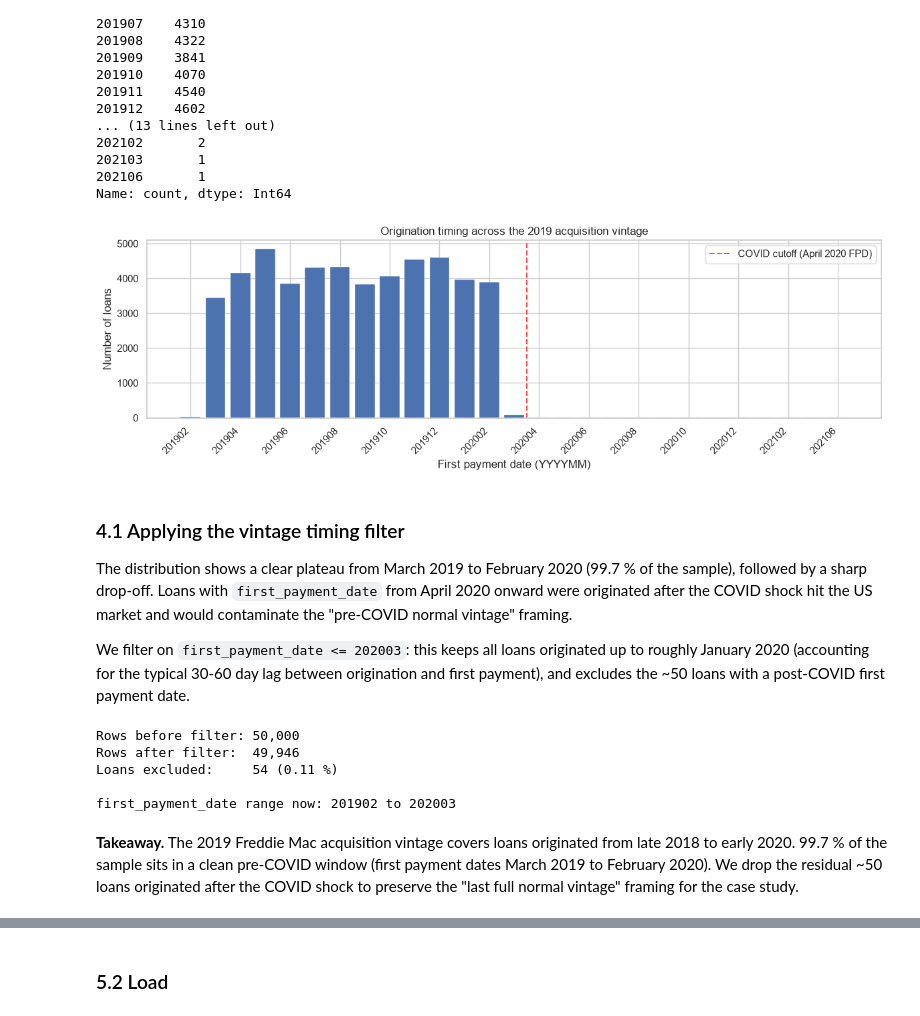
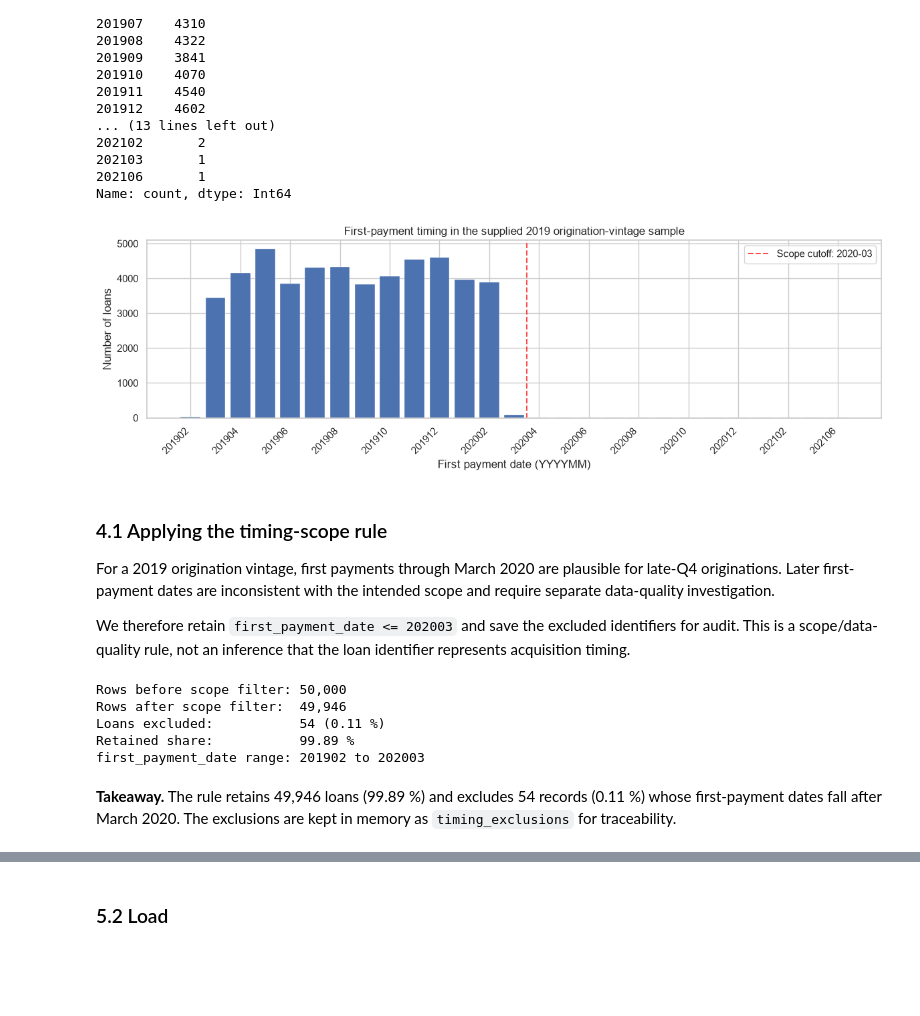
Before and after one commit to capristunt/Credit-Risk-Freddie-Mac-SFLLD-2019, a Jupyter notebook: notebooks/01_data_preparation.ipynb, the cells around one changed output, grey strips where cells are left out. Saved outputs shown, nothing was run; the diff lists cells and outputs as text; code cells hidden in the pictures; blank space fills up the shorter version.

```diff
--- a/notebooks/01_data_preparation.ipynb
+++ b/notebooks/01_data_preparation.ipynb
@@ -17,16 +22,19 @@ import pandas as pd
 import matplotlib.pyplot as plt
 import seaborn as sns
 
-# Display options
 pd.set_option("display.max_columns", None)
 pd.set_option("display.width", 200)
 pd.set_option("display.float_format", "{:.2f}".format)
-
-# Plot style
 sns.set_theme(style="whitegrid")
 
-# Paths
-PROJECT_ROOT = Path.cwd().parent
+cwd = Path.cwd().resolve()
+if (cwd / "pyproject.toml").exists():
+    PROJECT_ROOT = cwd
+elif (cwd.parent / "pyproject.toml").exists():
+    PROJECT_ROOT = cwd.parent
+else:
+    raise RuntimeError(f"Could not resolve project root from {cwd}")
+
 DATA_RAW = PROJECT_ROOT / "data" / "raw"
 DATA_PROCESSED = PROJECT_ROOT / "data" / "processed"
 DATA_PROCESSED.mkdir(parents=True, exist_ok=True)
@@ -36,8 +44,8 @@ PERF_FILE = DATA_RAW / "sample_perf_2019.txt"
 
 assert ORIG_FILE.exists(), f"Origination file not found at {ORIG_FILE}"
 assert PERF_FILE.exists(), f"Performance file not found at {PERF_FILE}"
+assert (PROJECT_ROOT / "src").exists(), "src/ directory not found"
 
-# Reproducibility
 SEED = 42
 
 print(f"Origination file: {ORIG_FILE.name} ({ORIG_FILE.stat().st_size / 1e6:.1f} MB)")
@@ -417,7 +442,6 @@ The audit above surfaced 13 columns that carry no signal in this sample: constan
 # %%
 COLUMNS_TO_DROP = [
     "maturity_date",
-    "msa",
     "prepayment_penalty_flag",
     "amortization_type",
     "postal_code",
@@ -431,7 +455,18 @@ COLUMNS_TO_DROP = [
     "interest_only_indicator",
 ]
 
+# Missing MSA means that the property is outside a metropolitan statistical area.
+orig["msa"] = orig["msa"].astype("string").fillna("NO_MSA")
 orig = orig.drop(columns=COLUMNS_TO_DROP)
+
+expected_retained = {
+    "credit_score", "first_payment_date", "first_time_homebuyer_flag", "msa",
+    "mi_pct", "num_units", "occupancy_status", "ocltv", "dti",
+    "original_upb", "ltv", "original_interest_rate", "channel",
+    "property_state", "property_type", "loan_sequence_number", "loan_purpose",
+    "original_loan_term", "number_of_borrowers",
+}
+assert set(orig.columns) == expected_retained
 
 print(f"Dropped {len(COLUMNS_TO_DROP)} columns.")
 print(f"Origination table now: {orig.shape[0]:,} rows × {orig.shape[1]} columns")
@@ -478,51 +511,56 @@ first_payment_date
 202106       1
 Name: count, dtype: Int64
 # %%
-# Visualise the distribution to spot pre- vs post-COVID split
 fig, ax = plt.subplots(figsize=(12, 4))
 
 fpd_str = fpd_counts.index.astype(str)
 ax.bar(range(len(fpd_counts)), fpd_counts.values, edgecolor="white", linewidth=0.3)
 ax.set_xticks(range(0, len(fpd_counts), 2))
 ax.set_xticklabels(fpd_str[::2], rotation=45, ha="right")
 ax.set_xlabel("First payment date (YYYYMM)")
 ax.set_ylabel("Number of loans")
-ax.set_title("Origination timing across the 2019 acquisition vintage")
+ax.set_title("First-payment timing in the supplied 2019 origination-vintage sample")
 
-# Mark the COVID cutoff visually
-covid_month = 202004  # April 2020 first payment ≈ origination Feb/March 2020
-if covid_month in fpd_counts.index:
-    covid_idx = list(fpd_counts.index).index(covid_month)
-    ax.axvline(covid_idx - 0.5, color="red", linestyle="--", linewidth=1.5, alpha=0.7, label="COVID cutoff (April 2020 FPD)")
+scope_cutoff = 202003
+if scope_cutoff in fpd_counts.index:
+    cutoff_idx = list(fpd_counts.index).index(scope_cutoff)
+    ax.axvline(cutoff_idx + 0.5, color="red", linestyle="--", linewidth=1.5,
+               alpha=0.7, label="Scope cutoff: 2020-03")
     ax.legend()
 
 fig.tight_layout()
 plt.show()
 # %% [output]
-[figure, old version]
+[figure, new version]
 # %% [markdown]
-### 4.1 Applying the vintage timing filter
+### 4.1 Applying the timing-scope rule
 
-The distribution shows a clear plateau from March 2019 to February 2020 (99.7 % of the sample), followed by a sharp drop-off. Loans with `first_payment_date` from April 2020 onward were originated after the COVID shock hit the US market and would contaminate the "pre-COVID normal vintage" framing.
+For a 2019 origination vintage, first payments through March 2020 are plausible for late-Q4 originations. Later first-payment dates are inconsistent with the intended scope and require separate data-quality investigation.
 
-We filter on `first_payment_date <= 202003`: this keeps all loans originated up to roughly January 2020 (accounting for the typical 30-60 day lag between origination and first payment), and excludes the ~50 loans with a post-COVID first payment date.
+We therefore retain `first_payment_date <= 202003` and save the excluded identifiers for audit. This is a scope/data-quality rule, not an inference that the loan identifier represents acquisition timing.
 # %%
 n_before = len(orig)
+timing_exclusions = orig.loc[
+    orig["first_payment_date"] > 202003,
+    ["loan_sequence_number", "first_payment_date"],
+].copy()
+
 orig = orig[orig["first_payment_date"] <= 202003].copy()
 n_after = len(orig)
 
-print(f"Rows before filter: {n_before:,}")
-print(f"Rows after filter:  {n_after:,}")
-print(f"Loans excluded:     {n_before - n_after:,} ({(n_before - n_after) / n_before * 100:.2f} %)")
-print(f"\nfirst_payment_date range now: {orig['first_payment_date'].min()} to {orig['first_payment_date'].max()}")
+print(f"Rows before scope filter: {n_before:,}")
+print(f"Rows after scope filter:  {n_after:,}")
+print(f"Loans excluded:           {len(timing_exclusions):,} ({len(timing_exclusions) / n_before * 100:.2f} %)")
+print(f"Retained share:           {n_after / n_before * 100:.2f} %")
+print(f"first_payment_date range: {orig['first_payment_date'].min()} to {orig['first_payment_date'].max()}")
 # %% [output]
-Rows before filter: 50,000
-Rows after filter:  49,946
-Loans excluded:     54 (0.11 %)
-
-first_payment_date range now: 201902 to 202003
+Rows before scope filter: 50,000
+Rows after scope filter:  49,946
+Loans excluded:           54 (0.11 %)
+Retained share:           99.89 %
+first_payment_date range: 201902 to 202003
 # %% [markdown]
-**Takeaway.** The 2019 Freddie Mac acquisition vintage covers loans originated from late 2018 to early 2020. 99.7 % of the sample sits in a clean pre-COVID window (first payment dates March 2019 to February 2020). We drop the residual ~50 loans originated after the COVID shock to preserve the "last full normal vintage" framing for the case study.
+**Takeaway.** The rule retains 49,946 loans (99.89 %) and excludes 54 records (0.11 %) whose first-payment dates fall after March 2020. The exclusions are kept in memory as `timing_exclusions` for traceability.
 # %% [markdown]
 ## 5. Loading the monthly performance file
 
```
Also changed, not shown: parts of 46 cells of this notebook.
